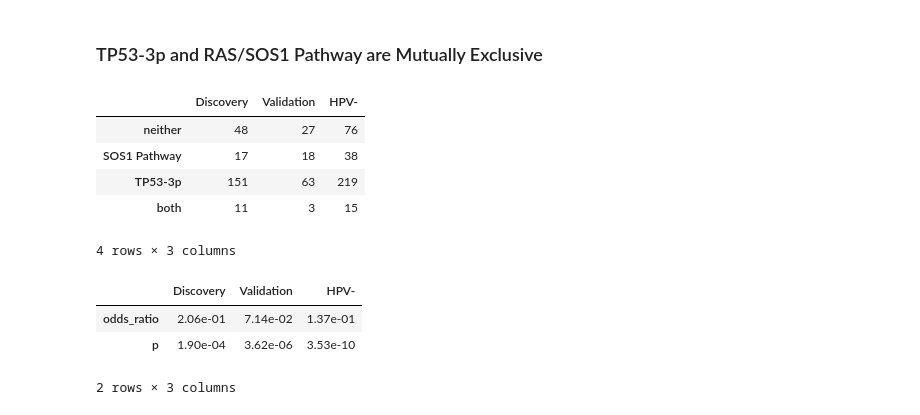
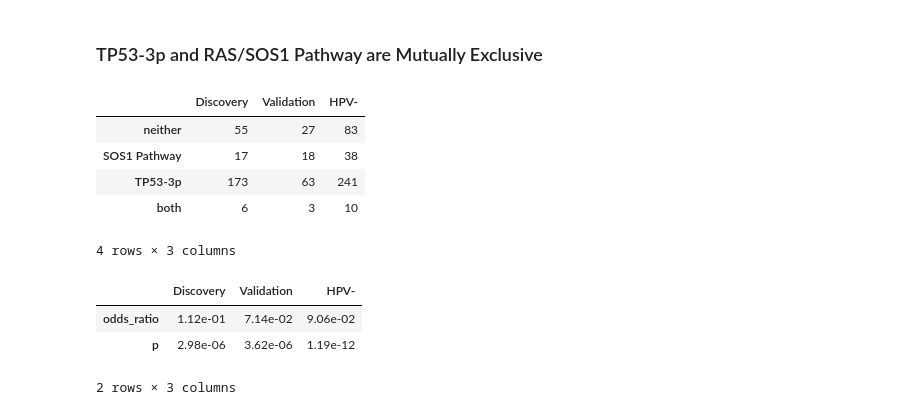
Before and after one commit to theandygross/TCGA, a Jupyter notebook: Analysis_Notebooks/HNSCC_Molecular_Validation.ipynb, the cells around one changed output. Cells and saved outputs as stored; diff of their text form; code cells hidden in the pictures.

Commit message:
Fix bug in contingency tables.

```diff
--- a/Analysis_Notebooks/HNSCC_Molecular_Validation.ipynb
+++ b/Analysis_Notebooks/HNSCC_Molecular_Validation.ipynb
@@ -222,18 +222,18 @@ two_hit = combo_all == 'both'
 two_hit.name = 'TP53-3p'
 # %%
 gs = run.gene_sets['REACTOME_SOS_MEDIATED_SIGNALLING']
-sos1_pathway = mut_new.ix[gs].sum()>0
+sos1_pathway = mut_all.ix[gs].sum()>0
 sos1_pathway.name = 'SOS1 Pathway'
 # %%
-ct = pd.concat({c: combine(two_hit, sos1_pathway).ix[s].value_counts()
+ct = pd.concat({c: combine(two_hit, sos1_pathway>0).ix[s].value_counts()
                 for c,s in cohorts.iteritems()}, axis=1)
 ct.ix[['neither','SOS1 Pathway','TP53-3p','both'],['Discovery','Validation','HPV-']]
 # %% [output]
 |  | Discovery | Validation | HPV- |
-| neither | 48 | 27 | 76 |
+| neither | 55 | 27 | 83 |
 | SOS1 Pathway | 17 | 18 | 38 |
-| TP53-3p | 151 | 63 | 219 |
-| both | 11 | 3 | 15 |
+| TP53-3p | 173 | 63 | 241 |
+| both | 6 | 3 | 10 |
 4 rows × 3 columns
 # %%
 stats = pd.concat({c: fisher_exact_test(two_hit.ix[s],  sos1_pathway)
@@ -241,6 +241,6 @@ stats = pd.concat({c: fisher_exact_test(two_hit.ix[s],  sos1_pathway)
 stats[['Discovery','Validation','HPV-']]
 # %% [output]
 |  | Discovery | Validation | HPV- |
-| odds_ratio | 2.06e-01 | 7.14e-02 | 1.37e-01 |
-| p | 1.90e-04 | 3.62e-06 | 3.53e-10 |
+| odds_ratio | 1.12e-01 | 7.14e-02 | 9.06e-02 |
+| p | 2.98e-06 | 3.62e-06 | 1.19e-12 |
 2 rows × 3 columns
```
Also changed, not shown: parts of 1 cell of this notebook.
